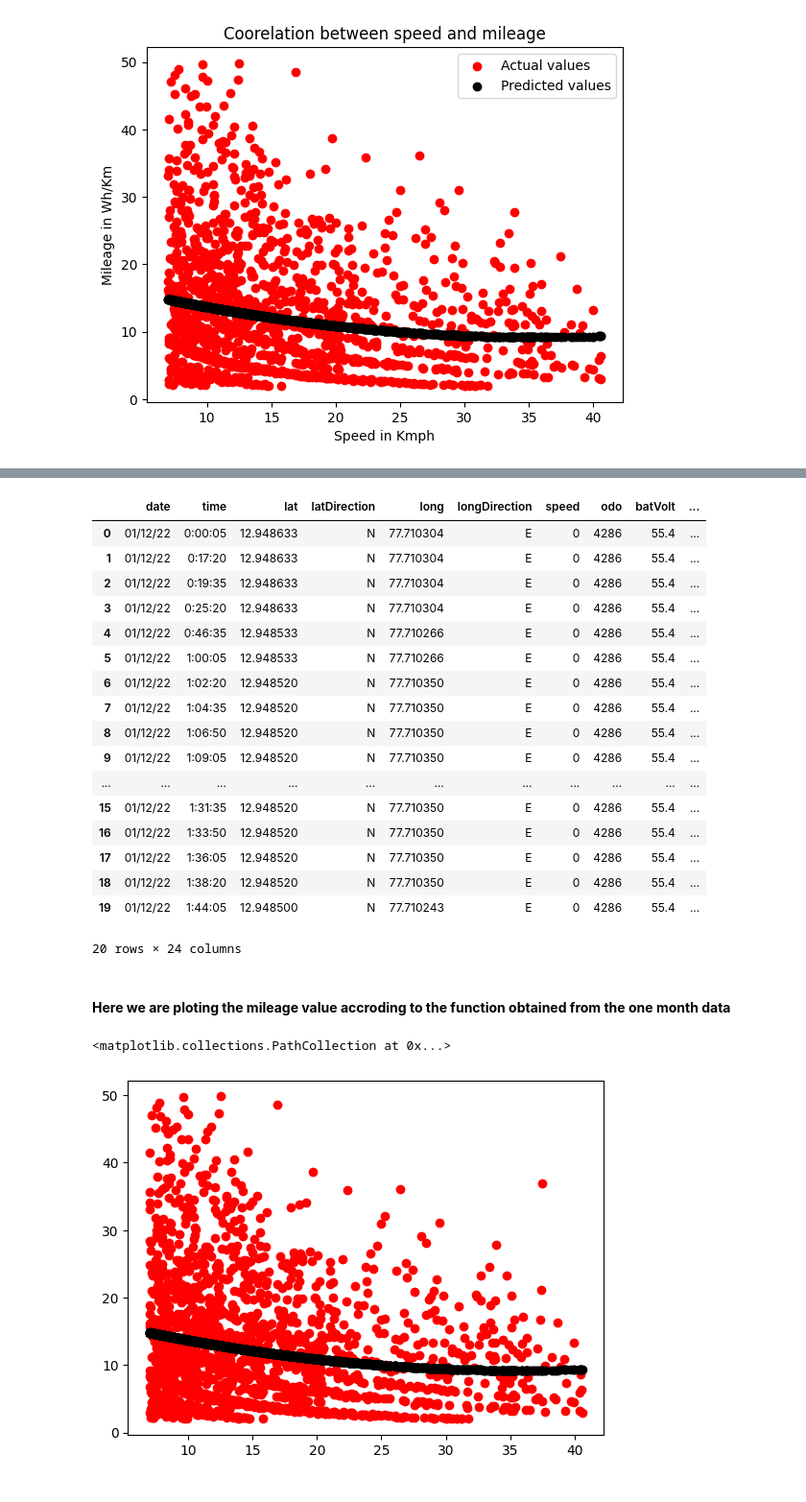
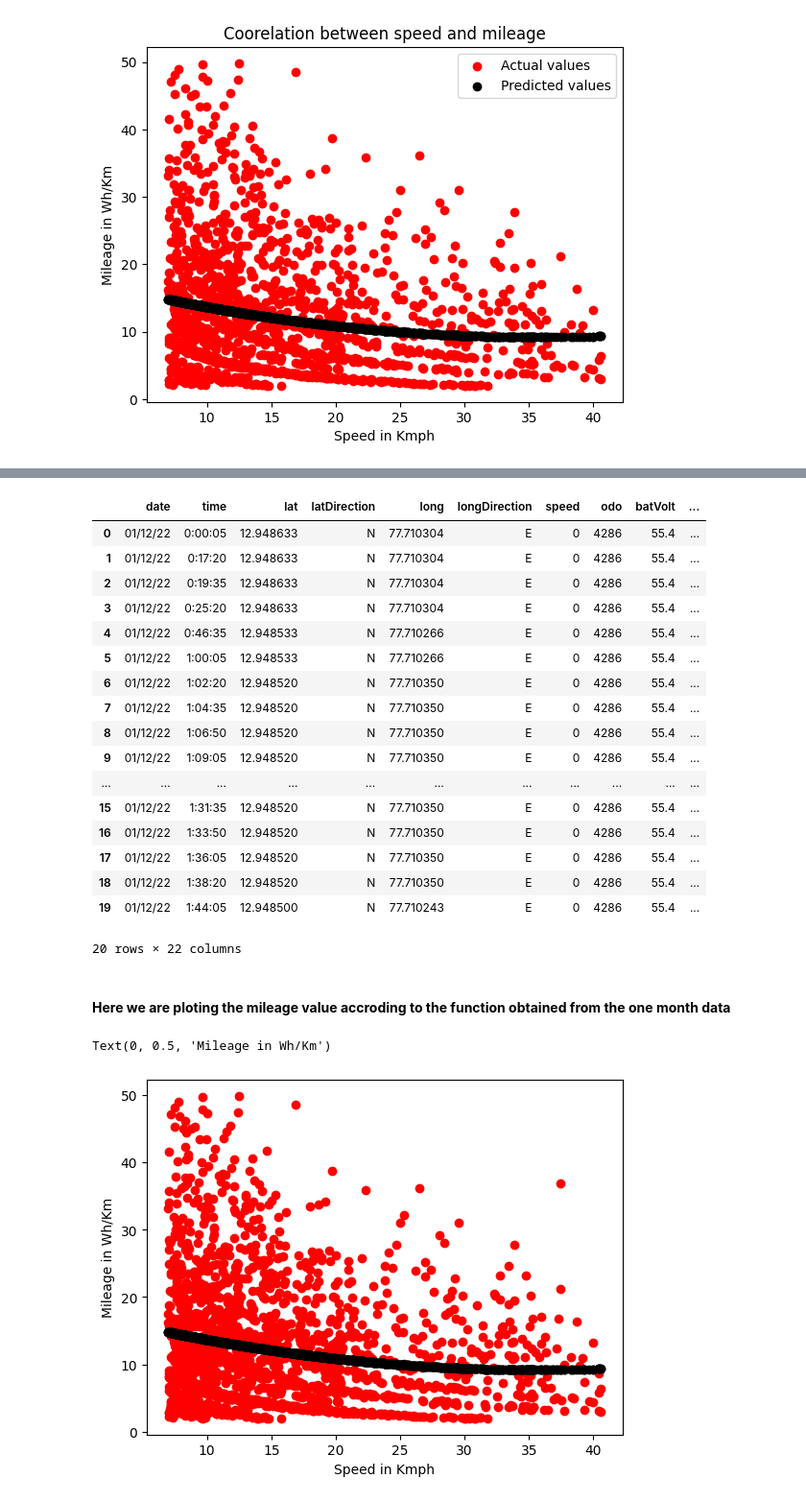
Before and after one commit to codewithyouwan/Range, a Jupyter notebook: mileage.ipynb, the cells around one changed output, grey strips where cells are left out. Shown: that part at 96% size. Cells and saved outputs as stored; diff of their text form; code cells hidden in the pictures.

```diff
--- a/mileage.ipynb
+++ b/mileage.ipynb
@@ -51,7 +51,7 @@ class Data:
     #For storing all the unique dates in the given data
     dates=np.array([])
 
-    odo={}
+    #odo={}
      #In the constructor we are doing all the precalculations like:
     '''
         1. Sorting the data according to date and time
@@ -82,6 +82,7 @@ class Data:
         self.df['Month']=self.df['date'].map(month)
         self.df.drop(self.df.loc[(self.df['EnergyConsumed']<=float(0))|(self.df['lat']==0)|(self.df['long']==0)|(self.df['Distance']>170)].index,inplace=True)
 
+        #self.filterData()
         self.dates=self.df['date'].unique()
         self.df.reset_index(inplace=True,drop=True)
         self.CalTimeDifference()
@@ -89,8 +90,8 @@ class Data:
         self.CalMileage()
         #self.trimArray()
 
-        self.MileageArray=self.df.loc[(self.df['Distance']>float(0))&(self.df['Speed']>float(7))&(self.df['Mileage']!=-1),'Mileage'].reset_index(drop=True)
-        self.Speeds=self.df.loc[(self.df['Distance']>float(0))&(self.df['Speed']>float(7))&(self.df['Mileage']!=-1),'Speed'].reset_index(drop=True)
+        self.MileageArray=self.df.loc[(self.df['Distance']>float(0))&(self.df['Speed']>float(7))&(self.df['Mileage']!=-1),'Mileage'].reset_index(drop=True).to_numpy(copy=False,dtype=np.float64)
+        self.Speeds=self.df.loc[(self.df['Distance']>float(0))&(self.df['Speed']>float(7))&(self.df['Mileage']!=-1),'Speed'].reset_index(drop=True).to_numpy(copy=False,dtype=np.float64)
 
     def CalTimeDifference(self):
         for i in self.dates:
@@ -98,8 +99,10 @@ class Data:
 
     #In this function we are filtering the data on the basis of the zero current values.
     def filterData(self):
-        self.df.drop(self.df.loc[(self.df['batCurrent']==0)&(self.df['speed']==0)].index,inplace=True)
+        #self.df.drop(self.df.loc[(self.df['batCurrent']==0)&(self.df['speed']==0)].index,inplace=True)
+        self.df.drop(self.df.loc[(self.df['batCurrent']==0)].index,inplace=True)
 
+    #This function is for making the sizes of MileageArray and Speeds equal.
     def trimArrays(self):
         sizeM=int(self.MileageArray.size)
         sizeS=int(self.Speeds.size)
@@ -114,12 +117,18 @@ class Data:
         self.df['Mileage']=-1
         self.df.loc[self.df['Distance']>float(0),'Mileage']=self.df.loc[self.df['Distance']>float(0),'EnergyConsumed']/(self.df.loc[self.df['Distance']>float(0),'Distance']/1000)
         self.df.loc[(self.df['Mileage']>50)|(self.df['Mileage']<float(2)),'Mileage']=-1
-        #self.MileageArray=self.df.loc[(self.df['Mileage']<=50)|(self.df['Mileage']>=float(2)),'Mileage']
+
+
     def CalAverageSpeed(self):
         self.df['Speed']=(self.df['Distance']/1000)/(self.df['TimeDifference']/3600)
-        #self.Speeds=self.df.loc[self.df['Speed']>float(0),'Speed']
+
+
+    # def CalAverageMileagePerSpeed(self):
 # %%
-columns_to_pick=['date','time','speed','odo','batVolt','batCurrent','cummulativeDischarge','chargeStatus','dischargeStatus','lat','long','longDirection','latDirection']
+columns_to_pick=['date','time','speed','odo','batVolt','batCurrent','cummulativeDischarge','lat','long','longDirection','latDirection']
 df=pd.read_csv('1monthdata.csv',usecols=columns_to_pick)
 #loading the one month data
 OneMonth=Data(df)
+# %%
+for i in range(0,11):
+    print(type(OneMonth.df.iloc[0,i]),end=" ")
@@ -225,5 +243,5 @@ plt.plot(x,y)
 # %%
-ThreeMonth=Data(pd.read_csv('3monthdata.csv',usecols=columns_to_pick))
+ThreeMonth=Data(pd.read_csv('3monthdata.csv',usecols=columns_to_pick,low_memory=False))
 # %%
 ThreeMonth.df
 ThreeMonth.df.head(20)
@@ -245,16 +263,18 @@ ThreeMonth.df.head(20)
 | 17 | 01/12/22 | 1:36:05 | 12.948520 | N | 77.710350 | E | 0 | 4286 | 55.4 | ... |
 | 18 | 01/12/22 | 1:38:20 | 12.948520 | N | 77.710350 | E | 0 | 4286 | 55.4 | ... |
 | 19 | 01/12/22 | 1:44:05 | 12.948500 | N | 77.710243 | E | 0 | 4286 | 55.4 | ... |
-20 rows × 24 columns
+20 rows × 22 columns
 # %% [markdown]
 <h4><strong>Here we are ploting the mileage value accroding to the function obtained from the one month data</strong></h4>
 # %%
 function=np.poly1d(BestFitFunction[deg][0])
 y=np.array([])
 for i in ThreeMonth.Speeds:
     y=np.append(y,function(i))
 plt.scatter(ThreeMonth.Speeds,ThreeMonth.MileageArray,color='red')
 plt.scatter(ThreeMonth.Speeds,y,color='black')
+plt.xlabel("Speed in Kmph")
+plt.ylabel("Mileage in Wh/Km")
 # %% [output]
-<matplotlib.collections.PathCollection at 0x...>
+Text(0, 0.5, 'Mileage in Wh/Km')
-[figure, old version]
+[figure, new version]
```
Also changed, not shown: parts of 7 cells of this notebook.
